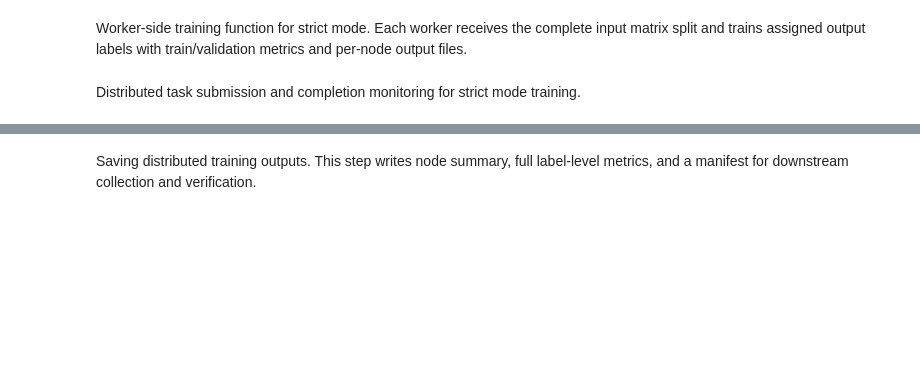
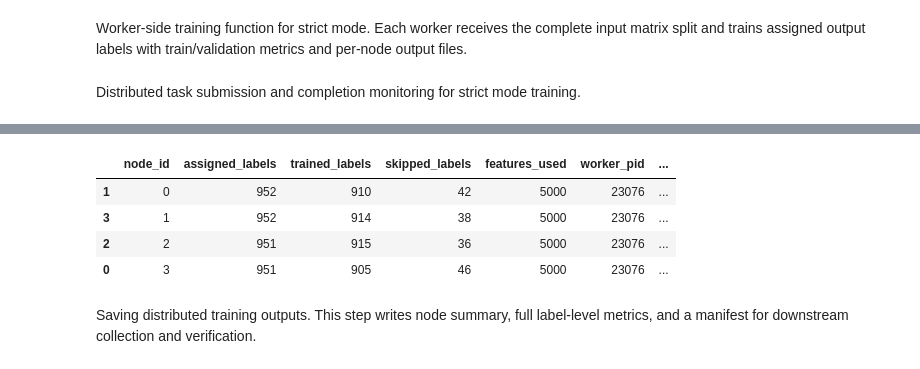
Before and after one commit to sameem701/distributed-binary-relevance, a Jupyter notebook: milestone2.ipynb, the cells around one changed output, grey strips where cells are left out. Saved outputs shown, nothing was run; the diff lists cells and outputs as text; code cells hidden in the pictures; blank space fills up the shorter version.

```diff
--- a/milestone2.ipynb
+++ b/milestone2.ipynb
@@ -73,6 +91,7 @@ Partition metadata loaded: True
 Complete output-label target matrix preparation.
 This step converts label strings into binary targets and builds the full output-label training matrix for strict milestone execution.
 # %%
+
 def parse_labels(label_str):
     if pd.isna(label_str):
         return []
@@ -88,8 +107,10 @@ def parse_labels(label_str):
             continue
     return labels
 
-X = df_train[feature_cols].values
-all_label_lists = df_train["labels"].apply(parse_labels)
+# X is the sparse feature matrix loaded in the previous cell
+X = X_sparse
+
+all_label_lists = df_train_meta["labels"].apply(parse_labels)
 
 # Full label frequency across entire dataset
 label_freq = {}
@@ -104,11 +125,11 @@ print(f"Total unique labels found: {len(label_freq)}")
 print(f"Label ID range: {min(all_unique_labels)} to {max(all_unique_labels)}")
 print(f"Label frequency distribution (top 10): {sorted(label_freq.items(), key=lambda x: -x[1])[:10]}")
 
-# ── Small-scale validation set (top 12 labels only) ──
+# ── Small-scale validation set (top 12 labels only) — for Mustafa's validation ──
 TOP_K_LABELS = 12
 selected_labels = sorted(label_freq, key=label_freq.get, reverse=True)[:TOP_K_LABELS]
 
-Y_small = pd.DataFrame(index=df_train.index)
+Y_small = pd.DataFrame(index=df_train_meta.index)
 for lbl in selected_labels:
     Y_small[f"label_{lbl}"] = all_label_lists.apply(lambda lst: int(lbl in lst))
 
@@ -125,12 +146,13 @@ Label frequency distribution (top 10): [(3902, 1022), (2640, 888), (1996, 763),
 Feature matrix shape: (15377, 5000)
 Small-scale target matrix shape: (15377, 12)
 # %%
+
 # ── Full feature-label separation across ALL labels ──
 import matplotlib.pyplot as plt
 
 # Build full binary target matrix for ALL unique labels
 print(f"[1/3] Building full binary label matrix for {len(all_unique_labels)} labels...")
-Y_full = pd.DataFrame(index=df_train.index)
+Y_full = pd.DataFrame(index=df_train_meta.index)
 for lbl in all_unique_labels:
     Y_full[f"label_{lbl}"] = all_label_lists.apply(lambda lst: int(lbl in lst))
 
@@ -506,39 +586,84 @@ def train_label_batch_worker(node_id, label_cols, x_tr, x_va, y_tr_df, y_va_df,
 # %% [markdown]
 Distributed task submission and completion monitoring for strict mode training.
 # %%
-node_summaries = []
-node_metric_frames = []
-futures = []
+
+import io
+import numpy as np
+
+node_summaries      = []
+node_metric_frames  = []
+futures             = []
+
+# ── Dispatch all worker tasks (non-blocking — all workers start simultaneously) ──
+dispatch_start = time.time()
 
 for node_id, batch_cols in enumerate(label_batches):
     future = client.submit(
         train_label_batch_worker,
         node_id,
         batch_cols,
-        X_train_node,
-        X_val_node,
-        Y_train_node,
-        Y_val_node,
-        str(MODELS_DIR),
+        X_train_ref,
+        X_val_ref,
+        Y_train_ref,
+        Y_val_ref,
         pure=False,
     )
     futures.append(future)
 
-print(f"Dispatched {len(futures)} worker tasks")
+print(f"Dispatched {len(futures)} worker tasks — all workers training in parallel")
+print(f"Master is now waiting at as_completed() until each machine finishes...\n")
 
+# ── Collect results as each worker finishes + save model bytes to master disk ──
 for future in as_completed(futures):
-    summary, node_df = future.result()
+    summary, node_df, model_bytes = future.result()
+
+    nid       = summary["node_id"]
+    node_dir  = MODELS_DIR / f"node_{nid}"
+    node_dir.mkdir(parents=True, exist_ok=True)
+
+    # Save serialized model bytes sent back from worker to master's local disk
+    saved_paths = {}
+    for col, (model_pkl, coef_bytes_val, intercept_bytes_val) in model_bytes.items():
+        model_path     = node_dir / f"{col}_model.pkl"
+        coef_path      = node_dir / f"{col}_coef.npy"
+        intercept_path = node_dir / f"{col}_intercept.npy"
+
+        with open(model_path, "wb") as f:
+            f.write(model_pkl)
+        with open(coef_path, "wb") as f:
+            f.write(coef_bytes_val)
+        with open(intercept_path, "wb") as f:
+            f.write(intercept_bytes_val)
+
+        saved_paths[col] = (str(model_path), str(coef_path), str(intercept_path))
+
+    # Backfill file paths into node_df now that master has saved them
+    node_df["model_path"]     = node_df["label"].map(lambda c: saved_paths.get(c, (None,None,None))[0])
+    node_df["coef_path"]      = node_df["label"].map(lambda c: saved_paths.get(c, (None,None,None))[1])
+    node_df["intercept_path"] = node_df["label"].map(lambda c: saved_paths.get(c, (None,None,None))[2])
+
+    # Save per-node metrics CSV to master disk
+    node_metrics_path = node_dir / "node_metrics.csv"
+    node_df.to_csv(node_metrics_path, index=False)
+    summary["node_metrics_path"] = str(node_metrics_path)
+
     node_summaries.append(summary)
     node_metric_frames.append(node_df)
+
     print(
-        f"Completed node {summary['node_id']} | "
-        f"trained={summary['trained_labels']} skipped={summary['skipped_labels']} "
-        f"features={summary['features_used']} pid={summary['worker_pid']}"
+        f"[Node {nid}] trained={summary['trained_labels']} "
+        f"skipped={summary['skipped_labels']} "
+        f"features={summary['features_used']} "
+        f"pid={summary['worker_pid']} "
+        f"models_saved={len(model_bytes)}"
     )
 
-node_summary_df = pd.DataFrame(node_summaries).sort_values("node_id")
-all_node_metrics_df = pd.concat(node_metric_frames, ignore_index=True) if node_metric_frames else pd.DataFrame()
+total_wall_time = round(time.time() - dispatch_start, 2)
 
-print("Distributed node-level training complete")
+node_summary_df      = pd.DataFrame(node_summaries).sort_values("node_id")
+all_node_metrics_df  = pd.concat(node_metric_frames, ignore_index=True) if node_metric_frames else pd.DataFrame()
+
+print(f"\nDistributed node-level training complete")
+print(f"Total wall-clock time (parallel): {total_wall_time}s")
 display(node_summary_df)
 # %% [output]
@@ -552,3 +680,8 @@ KeyboardInterrupt:
+|  | node_id | assigned_labels | trained_labels | skipped_labels | features_used | worker_pid | ... |
+| 1 | 0 | 952 | 910 | 42 | 5000 | 23076 | ... |
+| 3 | 1 | 952 | 914 | 38 | 5000 | 23076 | ... |
+| 2 | 2 | 951 | 915 | 36 | 5000 | 23076 | ... |
+| 0 | 3 | 951 | 905 | 46 | 5000 | 23076 | ... |
 # %% [markdown]
 Saving distributed training outputs.
 This step writes node summary, full label-level metrics, and a manifest for downstream collection and verification.
```
Also changed, not shown: parts of 13 cells of this notebook, 1 other file.
